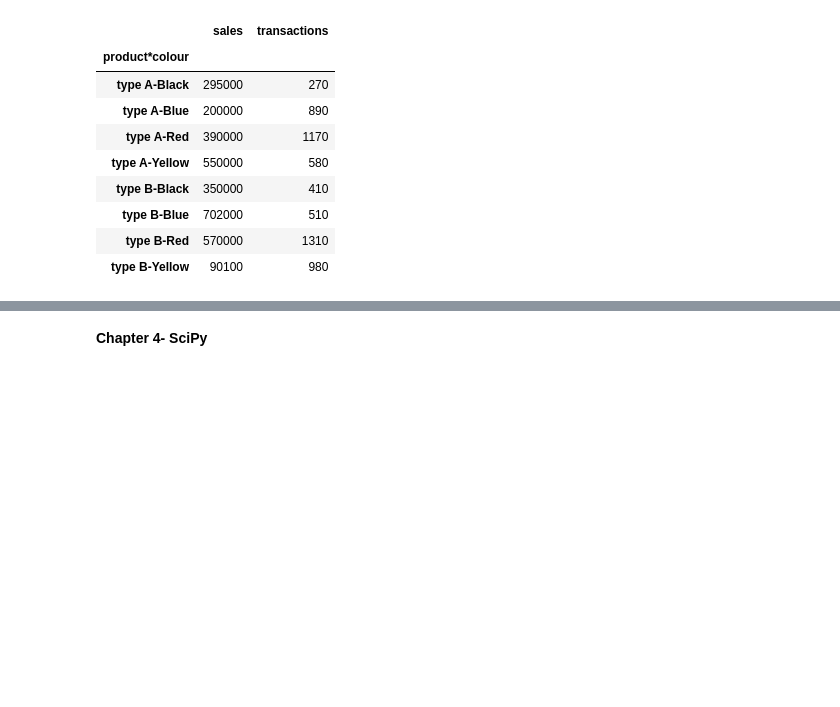
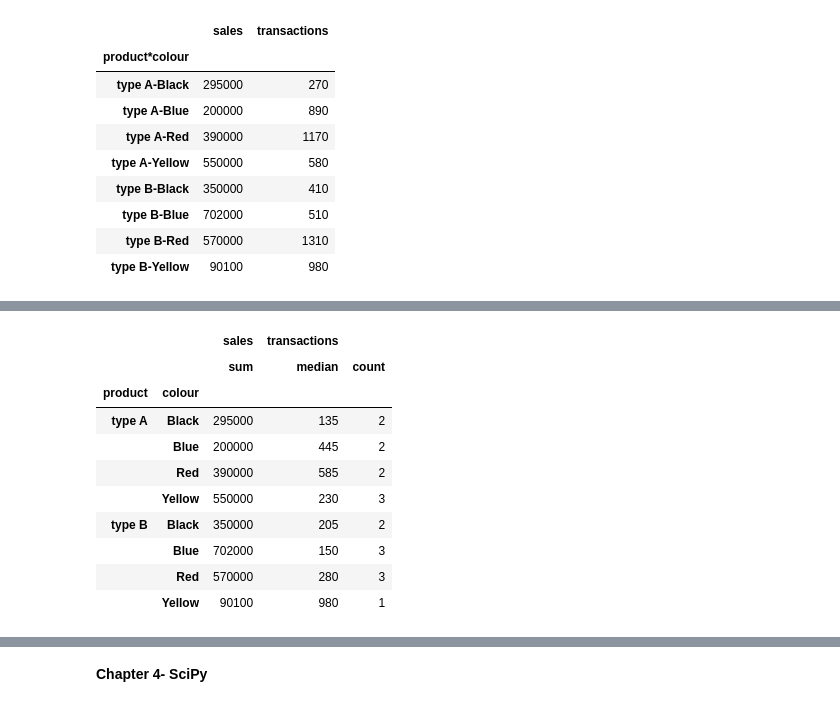
Before and after one commit to shubhamkoul007/Python-for-DS, a Jupyter notebook: Python_for_Data_Science.ipynb, the cells around one changed output, grey strips where cells are left out. Cells and saved outputs as stored; diff of their text form; code cells hidden in the pictures; blank space fills up the shorter version.

```diff
--- a/Python_for_Data_Science.ipynb
+++ b/Python_for_Data_Science.ipynb
@@ -2164,0 +2181,16 @@ data_concat
+# %%
+# Custom Aggregation with GroupBy using Dictionary as a parameter inside aggregation function 'agg()'. With GroupBy column as index
+
+data_sales.groupby(['product','colour'], as_index=True).agg({'sales': np.sum, 'transactions':[np.median,'count']})
+# %% [output]
+|  |  | sales | transactions |  |
+|  |  | sum | median | count |
+| product | colour |  |  |  |
+| type A | Black | 295000 | 135 | 2 |
+|  | Blue | 200000 | 445 | 2 |
+|  | Red | 390000 | 585 | 2 |
+|  | Yellow | 550000 | 230 | 3 |
+| type B | Black | 350000 | 205 | 2 |
+|  | Blue | 702000 | 150 | 3 |
+|  | Red | 570000 | 280 | 3 |
+|  | Yellow | 90100 | 980 | 1 |
```
Also changed, not shown: parts of 24 cells of this notebook.
